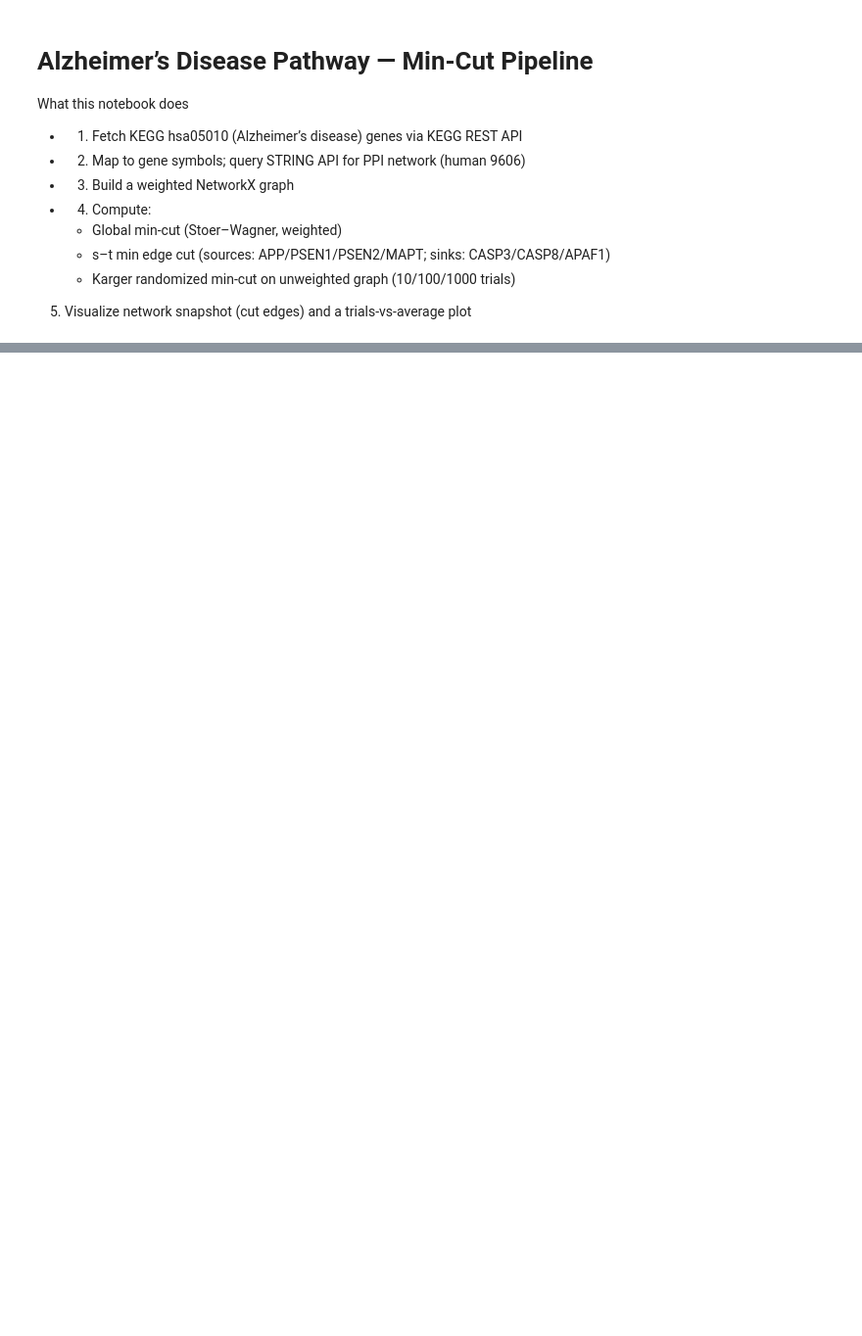
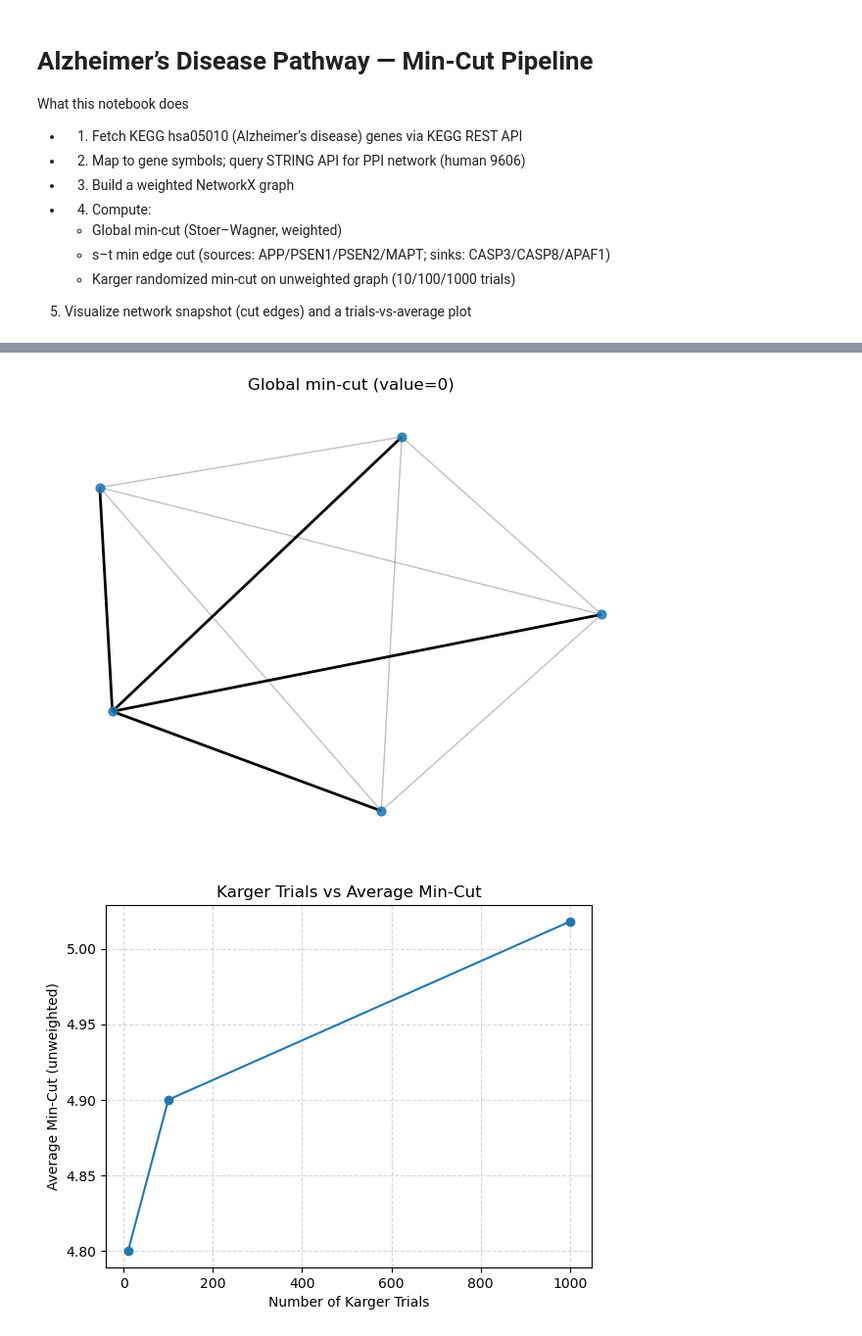
Before and after one commit to cgcb-01/Protein-Protein-Interaction_Kargers-s-Min-Cut, a Jupyter notebook: notebooks/exploration.ipynb, the cells around one changed output, grey strips where cells are left out. Shown: that part at 98% size. Saved outputs shown, nothing was run; the diff lists cells and outputs as text; code cells hidden in the pictures; blank space fills up the shorter version.

Commit message:
Results

```diff
--- a/notebooks/exploration.ipynb
+++ b/notebooks/exploration.ipynb
@@ -230,0 +288,49 @@ pd.DataFrame({t: pd.Series(v) for t, v in karger_results.items()}).describe()
+# %%
+# 7.1 Global min-cut snapshot (if graph is not too big)
+def draw_cut_snapshot(G: nx.Graph, partition, title: str):
+    if G.number_of_nodes() > 400:
+        print("Graph too large for a clear static plot; skipping snapshot.")
+        return
+    pos = nx.spring_layout(G, seed=7)
+    A, B = map(set, partition)
+    cut_edges = [(u, v) for (u, v) in G.edges()
+                 if (u in A and v in B) or (u in B and v in A)]
+    non_cut = [(u, v) for (u, v) in G.edges() if (u, v) not in cut_edges]
+
+    plt.figure(figsize=(8, 6))
+    nx.draw_networkx_nodes(G, pos, node_size=40, alpha=0.85)
+    nx.draw_networkx_edges(G, pos, edgelist=non_cut, alpha=0.25)
+    # Emphasize cut edges
+    nx.draw_networkx_edges(G, pos, edgelist=cut_edges, width=2)
+    plt.title(title)
+    plt.axis("off")
+    plt.show()
+
+if isinstance(sw_part, tuple) and sw_value is not None:
+    draw_cut_snapshot(G, sw_part, f"Global min-cut (value={sw_value})")
+
+# 7.2 s–t cut snapshot (if available)
+if st_cut:
+    Htmp = G.copy()
+    Htmp.remove_edges_from(list(st_cut))
+    comps = list(nx.connected_components(Htmp))
+    A = set()
+    for c in comps:
+        if any(s in c for s in sources):
+            A.update(c)
+    B = set(G.nodes()) - A
+    draw_cut_snapshot(G, (A, B), f"s–t min edge cut | pair={st_pair} | size={len(st_cut)}")
+
+# 7.3 Karger summary plot — trials vs average cut size
+trial_counts = sorted(karger_results.keys())
+means = [pd.Series(karger_results[t]).mean() for t in trial_counts]
+plt.figure()
+plt.plot(trial_counts, means, marker='o')
+plt.xlabel("Number of Karger Trials")
+plt.ylabel("Average Min-Cut (unweighted)")
+plt.title("Karger Trials vs Average Min-Cut")
+plt.grid(True, linestyle='--', alpha=0.5)
+plt.show()
+# %% [output]
+[figure, added]
+[figure, added]
```
Also changed, not shown: parts of 7 cells of this notebook.
